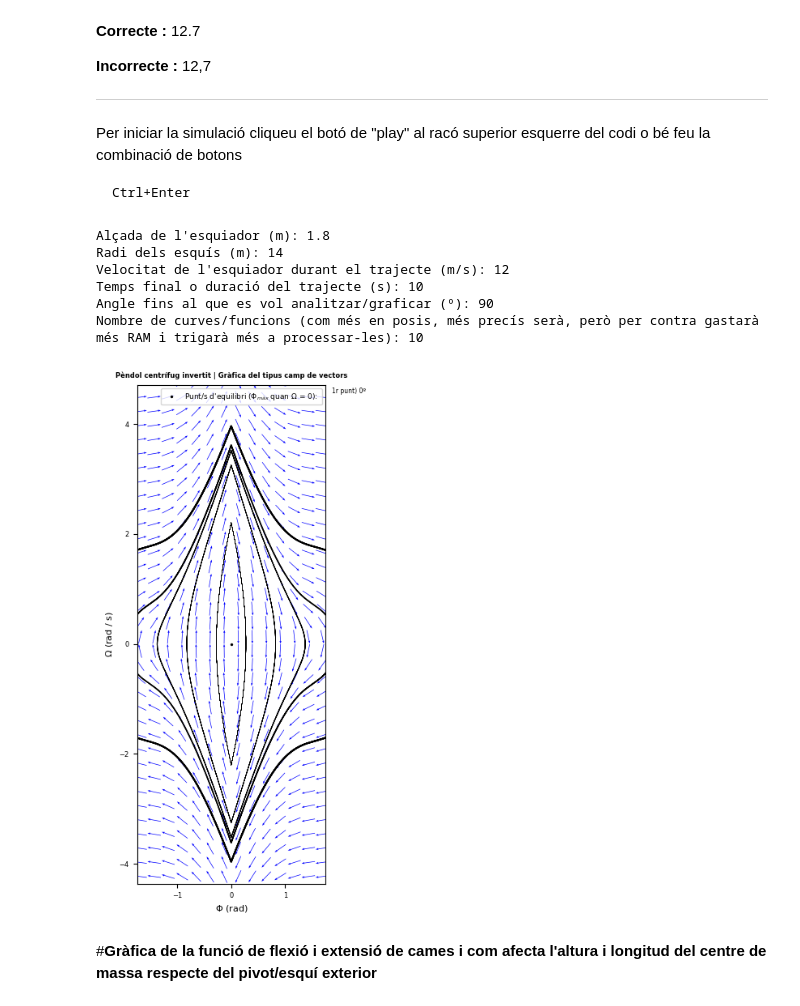
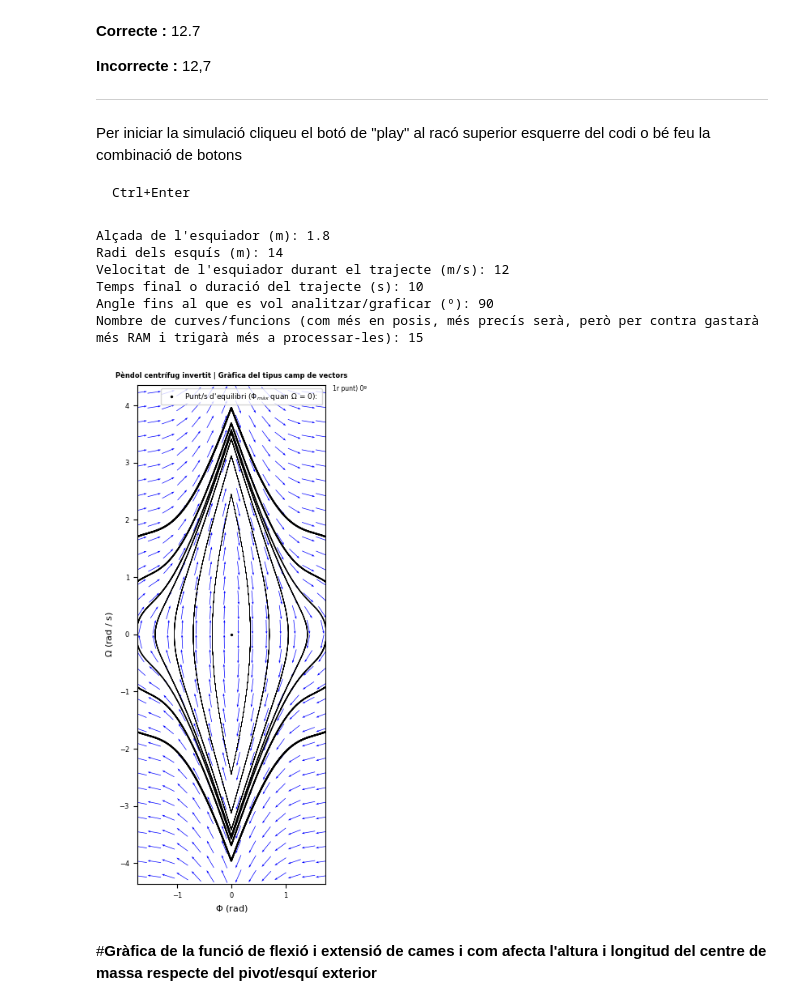
Before and after one commit to jsgf04/TdR_Physics_behind_skiing, a Jupyter notebook: Gràfiques de tots els models de pèndols.ipynb, the cells around one changed output. Saved outputs shown, nothing was run; the diff lists cells and outputs as text; code cells hidden in the pictures.

```diff
--- a/Gràfiques de tots els models de pèndols.ipynb
+++ b/Gràfiques de tots els models de pèndols.ipynb
@@ -930,7 +930,7 @@ M = (np.hypot(DX, DY))
 
 Q = plt.quiver(X, Y, 2.5*DX/np.sqrt(DX**2 + DY**2), 2.5*DY/np.sqrt(DX**2 + DY**2), angles='xy', scale_units='xy', scale= 10, width=0.003, headwidth= 3.5, pivot='mid', color='b')
 
-if Phi_eq_pos<1:
+if (V**2/(g*R_sc))<=1:
   text_lim = "2n i 3r punts) ±"+str(round(np.degrees(Phi_eq_pos),2))+"º o ±"+str(round(Phi_eq_pos,2))+" rad."
 else:
   text_lim = ""
@@ -939,44 +939,44 @@ plt.scatter(0,0,2, color="black", label="Punt/s d'equilibri (${\Phi}_{màx}$ qua
 plt.scatter(Phi_eq_pos,0,2, color="black")
 plt.scatter(Phi_eq_neg,0,2, color="black")
 
-if Phi_eq_pos<1:
-  plt.text(np.radians(initial_Phi)+0.3, max(omega)+2.3, "1r punt) 0º", fontsize=5.5, wrap=True)
+if (V**2/(g*R_sc))<=1:
+  plt.text(np.radians(initial_Phi)+0.3, max(omega)+1.4, "1r punt) 0º", fontsize=5.5, wrap=True)
 else:
-  plt.text(np.radians(initial_Phi)+0.3, max(omega)+0.6, "1r punt) 0º", fontsize=5.5, wrap=True)
+  plt.text(np.radians(initial_Phi)+0.3, max(omega)+0.3, "1r punt) 0º", fontsize=5.5, wrap=True)
 
-plt.text(np.radians(initial_Phi)+0.3, max(omega)+2.1, text_lim, fontsize=5.5, wrap=True)
+plt.text(np.radians(initial_Phi)+0.3, max(omega)+1.2, text_lim, fontsize=5.5, wrap=True)
 plt.title('Pèndol centrífug invertit | Gràfica del tipus camp de vectors', fontweight="bold", fontsize=6)
 plt.xlabel(u'${\Phi}$ (rad)', fontsize=8)
 plt.ylabel(u'${\Omega}$ (rad / s)', fontsize=8)
 plt.xticks(fontsize=6)
 plt.yticks(fontsize=6)
 plt.axis("auto")
 plt.legend(loc='upper right',fontsize=6.5, frameon=True)
 plt.grid(False)
 
-if Phi_eq_pos<1:
-  plt.ylim(min(omega)-2, max(omega)+2.5)
+if (V**2/(g*R_sc))<=1:
+  plt.ylim(min(omega)-1.5, max(omega)+1.5)
 else:
-  plt.ylim(min(omega)-0.4, max(omega)+0.75)
+  plt.ylim(min(omega)-0.4, max(omega)+0.4)
 
-if Phi_eq_pos<1:
+if (V**2/(g*R_sc))<=1:
   plt.xlim(np.radians(-initial_Phi)-0.1, np.radians(initial_Phi)+0.1)
 else:
   plt.xlim(np.radians(-100), np.radians(100))
 
-if Phi_eq_pos<1:
+if (V**2/(g*R_sc))<=1:
   plt.gca().axes.xaxis.set_ticks([np.radians(-initial_Phi),Phi_eq_neg,0, Phi_eq_pos, np.radians(initial_Phi)])
   plt.show()
 else:
   plt.show()
 # %% [output]
 Alçada de l'esquiador (m): 1.8
 Radi dels esquís (m): 14
 Velocitat de l'esquiador durant el trajecte (m/s): 12
 Temps final o duració del trajecte (s): 10
 Angle fins al que es vol analitzar/graficar (º): 90
-Nombre de curves/funcions (com més en posis, més precís serà, però per contra gastarà més RAM i trigarà més a processar-les): 10
+Nombre de curves/funcions (com més en posis, més precís serà, però per contra gastarà més RAM i trigarà més a processar-les): 15
-[figure, old version]
+[figure, new version]
 # %% [markdown]
 #**Gràfica de la funció de flexió i extensió de cames i com afecta l'altura i longitud del centre de massa respecte del pivot/esquí exterior**
 # %% [markdown]
```
